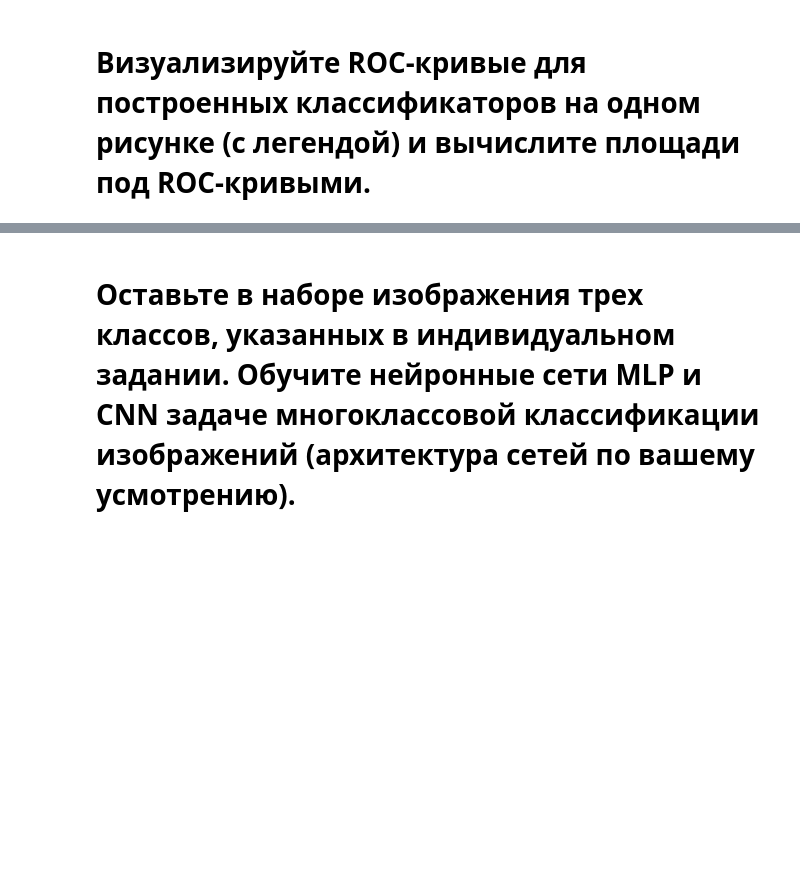
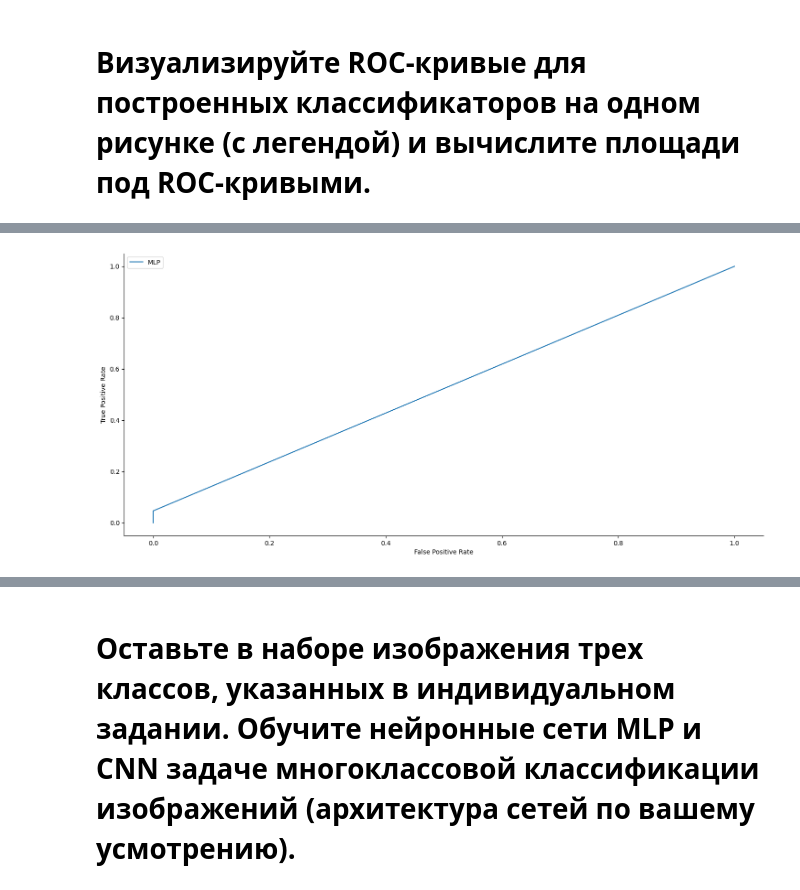
Before and after one commit to kjxeez/machine-learning, a Jupyter notebook: CNN.ipynb, the cells around one changed output, grey strips where cells are left out. Drawn from its saved outputs; the diff is of its cells as text; code cells hidden in the pictures; blank space fills up the shorter version.

```diff
--- a/CNN.ipynb
+++ b/CNN.ipynb
@@ -301,0 +291,10 @@ plt.legend();
+# %%
+fpr, tpr, _ = metrics.roc_curve(test_labels, np.round(abs(model_1.predict(test_images))), pos_label=1)
+#fpr1, tpr1, _ = metrics.roc_curve(test_labels, np.round(abs(model_2.predict(test_images))), pos_label=1)
+plt.plot(fpr,tpr, label='MLP')
+#plt.plot(fpr1,tpr1, label='CNN')
+plt.ylabel('True Positive Rate')
+plt.xlabel('False Positive Rate')
+plt.legend()
+plt.show()
+# %% [output]
@@ -301,0 +302 @@ plt.legend();
+[figure, added]
```
Also changed, not shown: parts of 26 cells of this notebook.
